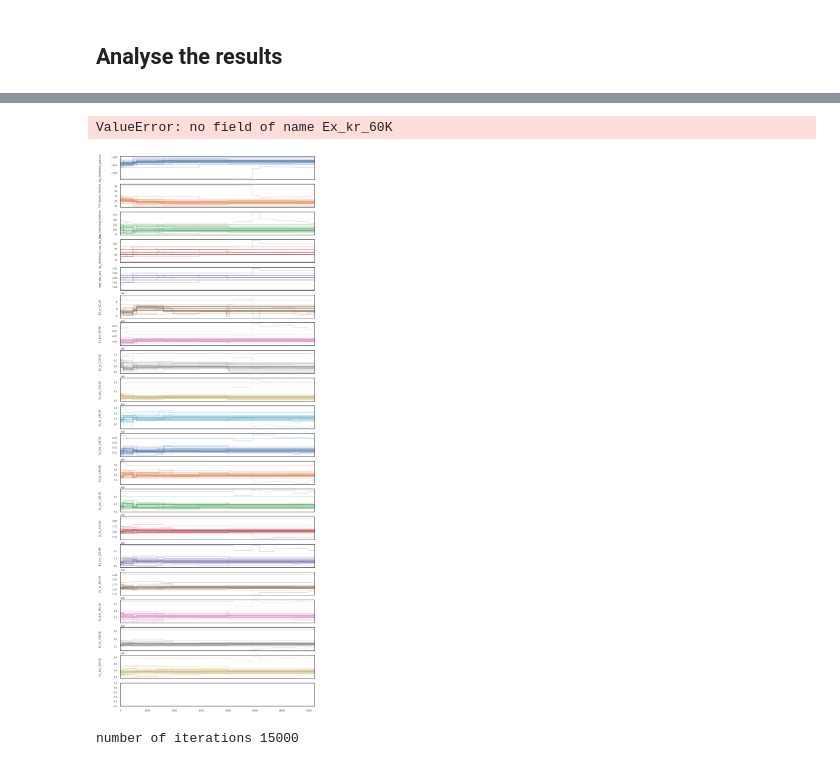
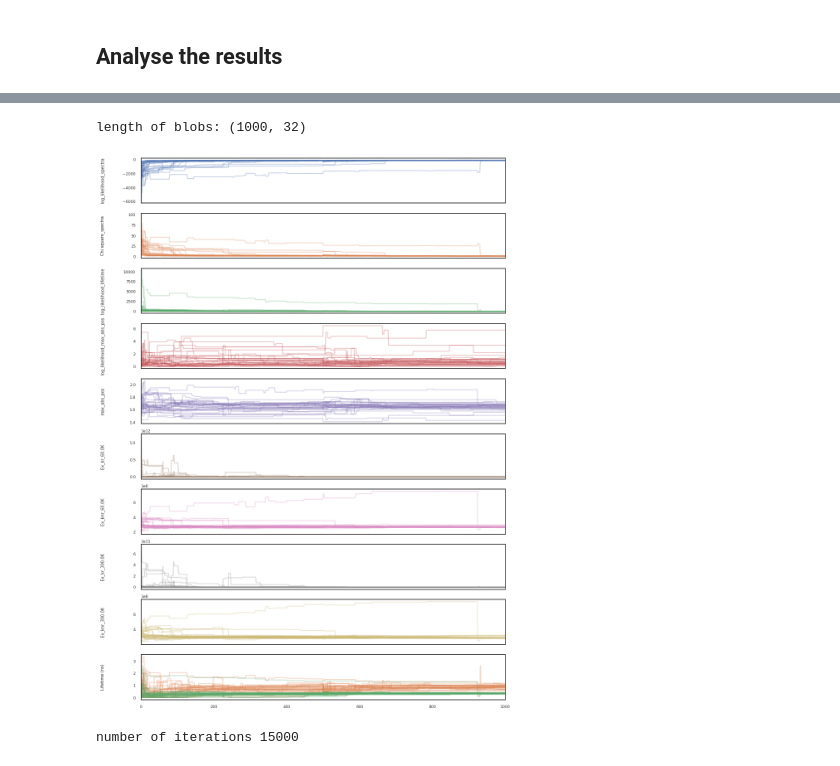
Before and after one commit to mohammedazzouzi15/pl_temp_fit, a Jupyter notebook: notebook/2_analyse_sampling_output_PL.ipynb, the cells around one changed output, grey strips where cells are left out. Saved outputs shown, nothing was run; the diff lists cells and outputs as text; code cells hidden in the pictures.

```diff
--- a/notebook/2_analyse_sampling_output_PL.ipynb
+++ b/notebook/2_analyse_sampling_output_PL.ipynb
@@ -27,7 +27,7 @@ sns.set_theme(
 os.chdir("..")
 # access the right directory
 # %%
-databse_path = Path("fit_experimental_emcee_pl/fit_data_base/sensitivity_2")
+databse_path = Path("/media/mohammed/Work/pl_temp_fit/example/fit_data_base")
 # databse_path = Path("/run/user/1000/gvfs/sftp:host=lcmdlc3.epfl.ch,user=mazzouzi/home/mazzouzi/pl_temp_fit/fit_experimental_emcee_pl/fit_data_base/allLifetimes/")
 
 add_for_ssh = ""  # "/run/user/1000/gvfs/sftp:host=lcmdlc3.epfl.ch,user=mazzouzi/home/mazzouzi/pl_temp_fit/"#""
@@ -170,6 +181,6 @@ fig, ax = plot_utils.plot_fit_to_experimental_data(
     model_config,
     reader,
     discard=300,
-    filter_log_likelihood=filter_log_likelihood,
+    filter_log_likelihood=(),
 )
 # %% [output]
@@ -219,42 +228,42 @@ plot_utils.plot_corner(
 # %%
 def plot_blobs_chain(
     reader,
-    model_config_save,
     discard=0,
     filter_log_likelihood=None,
     temp_lifetime=[60, 140, 220, 300],
 ):
     blobs = reader.get_blobs(discard=discard)
     num_blobs = len(blobs.dtype.names)
+    print(f"length of blobs: {blobs.shape}")
     fig, axes = plt.subplots(
         num_blobs + 1, figsize=(10, 1.5 * num_blobs), sharex=True
     )
     for i in range(num_blobs):
         ax = axes[i]
         ax.plot(blobs[blobs.dtype.names[i]], alpha=0.3, color="C" + str(i))
         ax.set_xlim(0, len(blobs))
         ax.set_ylabel(blobs.dtype.names[i])
         ax.yaxis.set_label_coords(-0.1, 0.5)
     lifetime_dict = {}
     for temp in temp_lifetime:
         lifetime_dict[temp] = (
             1 / (blobs[f"Ex_kr_{temp}K"] + blobs[f"Ex_knr_{temp}K"]) * 1e9
         )
 
     ax = axes[i + 1]
     for i, (temp, lifetime) in enumerate(lifetime_dict.items()):
         ax.plot(lifetime, alpha=0.3, color="C" + str(i + 1))
     ax.set_xlim(0, len(blobs))
     ax.set_ylabel("Lifetime (ns)")
     ax.yaxis.set_label_coords(-0.1, 0.5)
     # ax.set_ylim(0, 2)
     fig.tight_layout()
 
 
-plot_blobs_chain(reader, model_config_save, discard=1000)
+plot_blobs_chain(reader, discard=0,temp_lifetime=[60.0, 300.0])
 # %% [output]
-ValueError: no field of name Ex_kr_60K
+length of blobs: (1000, 32)
-[figure, old version]
+[figure, new version]
 # %%
 plot_utils.plot_lifetime(
     reader,
```
Also changed, not shown: parts of 8 cells of this notebook, 31 other files.
